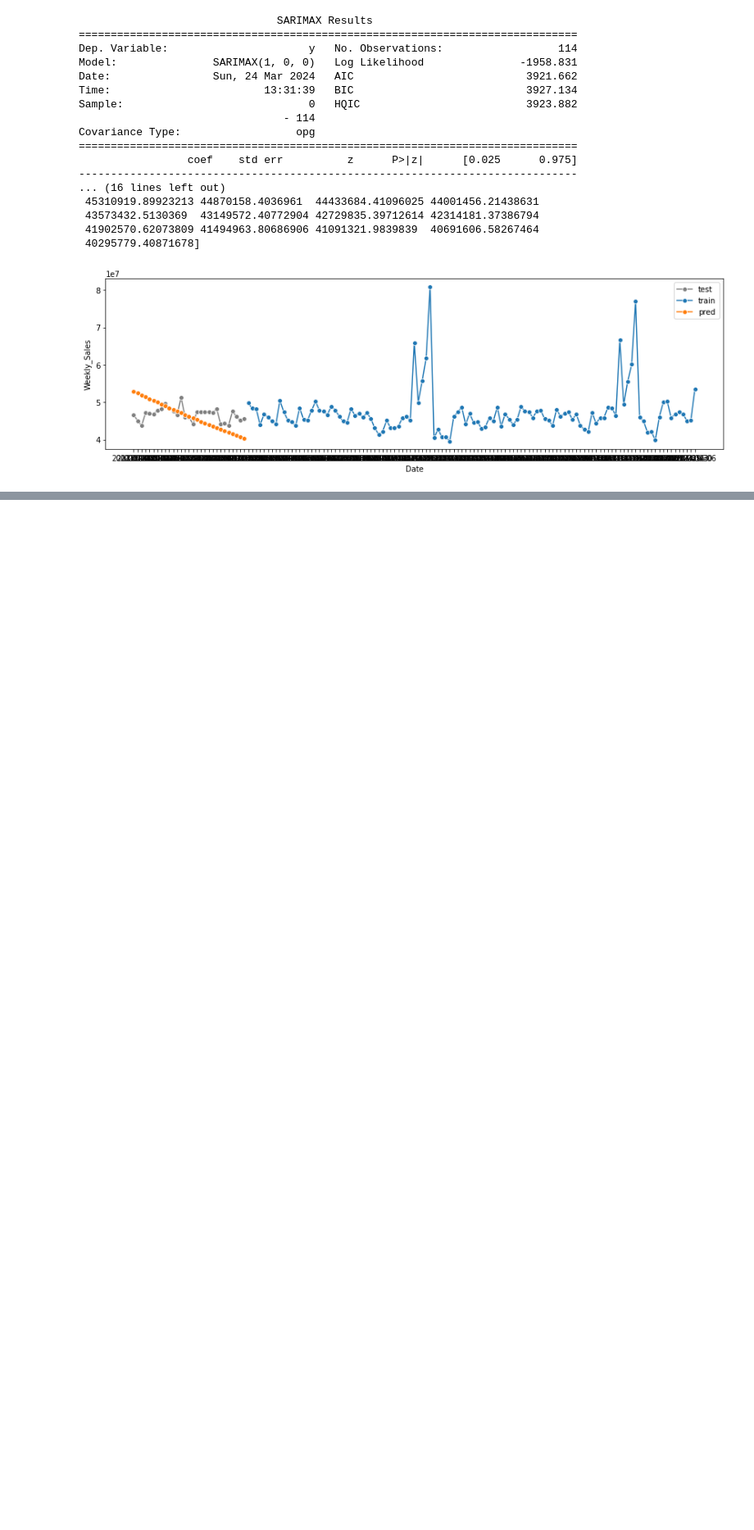
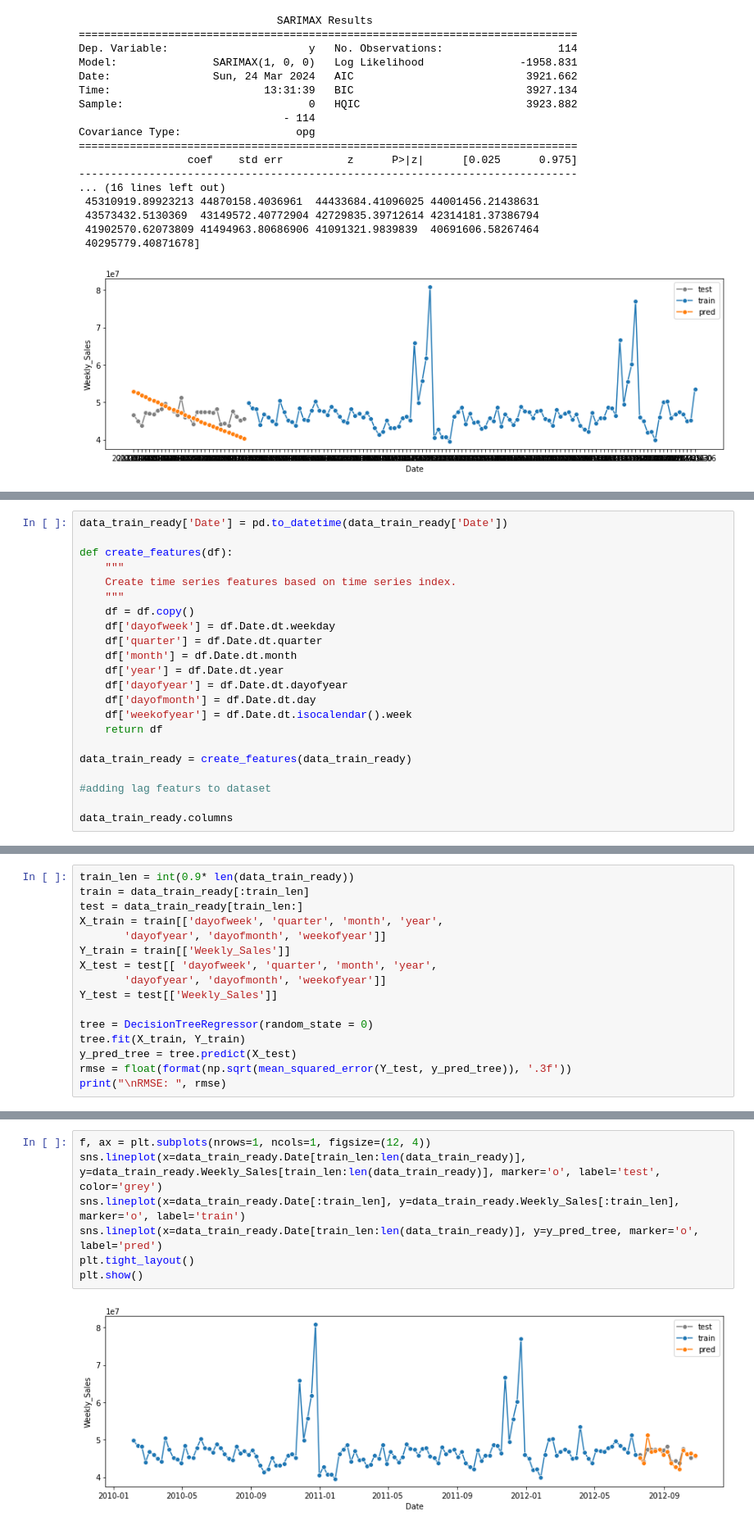
Before and after one commit to nataliastas/Time_series_forecasting, a Jupyter notebook: POF_praca_magosterska.ipynb, the cells around one changed output, grey strips where cells are left out. Shown: that part at 82% size. Drawn from its saved outputs; the diff is of its cells as text; blank space fills up the shorter version.

Commit message:
Adding decision tree regressor

```diff
--- a/POF_praca_magosterska.ipynb
+++ b/POF_praca_magosterska.ipynb
@@ -482,0 +489,22 @@ Covariance Type:                  opg
+# %%
+data_train_ready['Date'] = pd.to_datetime(data_train_ready['Date'])
+
+def create_features(df):
+    """
+    Create time series features based on time series index.
+    """
+    df = df.copy()
+    df['dayofweek'] = df.Date.dt.weekday
+    df['quarter'] = df.Date.dt.quarter
+    df['month'] = df.Date.dt.month
+    df['year'] = df.Date.dt.year
+    df['dayofyear'] = df.Date.dt.dayofyear
+    df['dayofmonth'] = df.Date.dt.day
+    df['weekofyear'] = df.Date.dt.isocalendar().week
+    return df
+
+data_train_ready = create_features(data_train_ready)
+
+#adding lag featurs to dataset
+
+data_train_ready.columns
@@ -482,0 +515,16 @@ Covariance Type:                  opg
+# %%
+train_len = int(0.9* len(data_train_ready))
+train = data_train_ready[:train_len]
+test = data_train_ready[train_len:]
+X_train = train[['dayofweek', 'quarter', 'month', 'year',
+       'dayofyear', 'dayofmonth', 'weekofyear']]
+Y_train = train[['Weekly_Sales']]
+X_test = test[[ 'dayofweek', 'quarter', 'month', 'year',
+       'dayofyear', 'dayofmonth', 'weekofyear']]
+Y_test = test[['Weekly_Sales']]
+
+tree = DecisionTreeRegressor(random_state = 0)
+tree.fit(X_train, Y_train)
+y_pred_tree = tree.predict(X_test)
+rmse = float(format(np.sqrt(mean_squared_error(Y_test, y_pred_tree)), '.3f'))
+print("\nRMSE: ", rmse)
@@ -482,0 +533,9 @@ Covariance Type:                  opg
+# %%
+f, ax = plt.subplots(nrows=1, ncols=1, figsize=(12, 4))
+sns.lineplot(x=data_train_ready.Date[train_len:len(data_train_ready)], y=data_train_ready.Weekly_Sales[train_len:len(data_train_ready)], marker='o', label='test', color='grey')
+sns.lineplot(x=data_train_ready.Date[:train_len], y=data_train_ready.Weekly_Sales[:train_len], marker='o', label='train')
+sns.lineplot(x=data_train_ready.Date[train_len:len(data_train_ready)], y=y_pred_tree, marker='o', label='pred')
+plt.tight_layout()
+plt.show()
+# %% [output]
+[figure, added]
```
Also changed, not shown: parts of 9 cells of this notebook.
